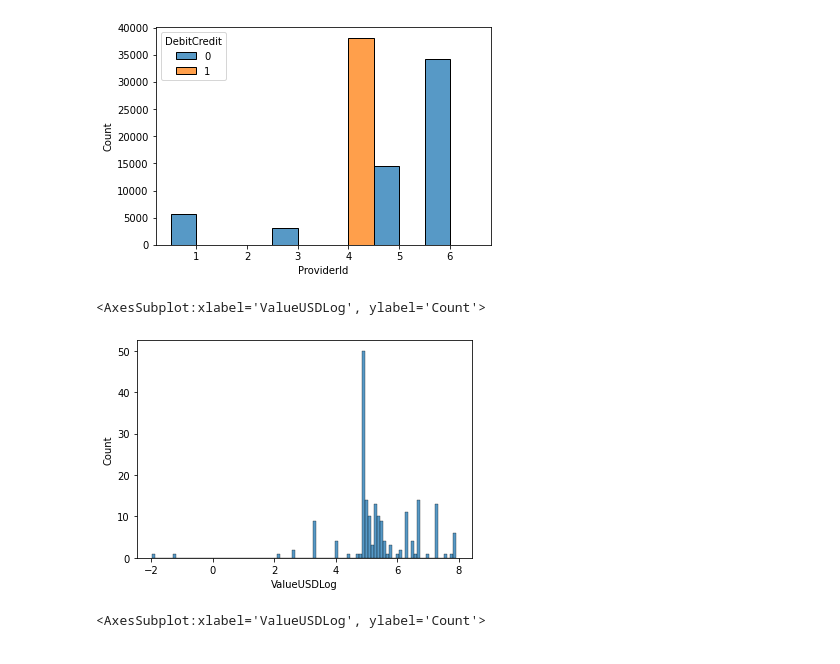
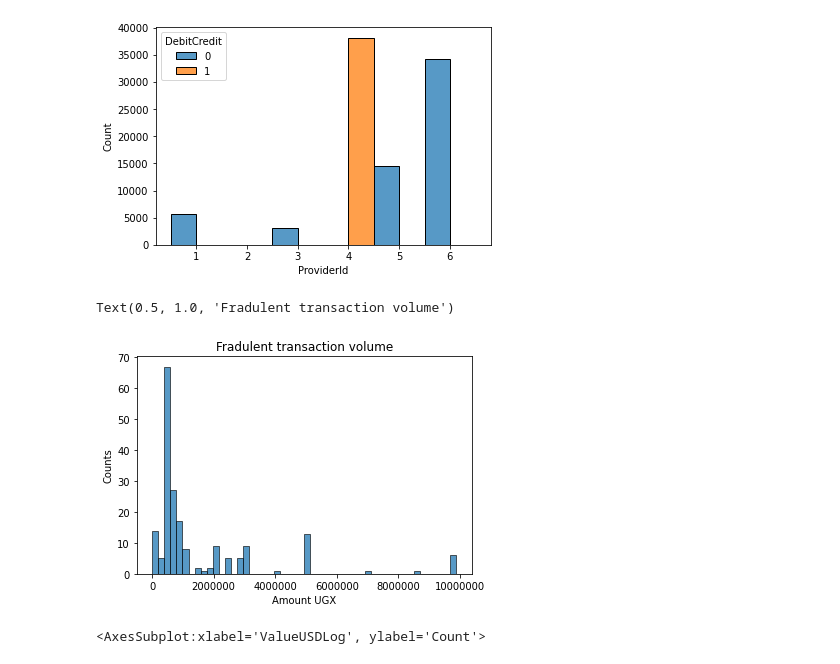
Before and after one commit to fabio-teichmann/ds-ml-project, a Jupyter notebook: Kai-YangFraudDetectionEDA.ipynb, the cells around one changed output. Drawn from its saved outputs; the diff is of its cells as text; code cells hidden in the pictures.

Commit message:
Some more visualisations and Stacking

```diff
--- a/Kai-YangFraudDetectionEDA.ipynb
+++ b/Kai-YangFraudDetectionEDA.ipynb
@@ -358,13 +381,17 @@ sns.histplot(data=data_train_clean, x="ProviderId", multiple="dodge",hue="DebitC
 # %% [output]
 [figure]
 # %%
-fraud_valuelog = frauds["ValueUSDLog"]
-notfraud_valuelog = data_train_clean[data_train_clean["FraudResult"] == 0]["ValueUSDLog"]
+fraud_valuelog = frauds["Value"]
+notfraud_valuelog = data_train_clean[data_train_clean["FraudResult"] == 0]["Value"]
 # %%
-sns.histplot(fraud_valuelog,bins=100)
+sns.histplot(fraud_valuelog,bins=50)
+plt.ticklabel_format(style='plain', axis='x')
+plt.xlabel("Amount UGX")
+plt.ylabel("Counts")
+plt.title("Fradulent transaction volume")
 # %% [output]
-<AxesSubplot:xlabel='ValueUSDLog', ylabel='Count'>
+Text(0.5, 1.0, 'Fradulent transaction volume')
-[figure, old version]
+[figure, new version]
 # %%
 sns.histplot(notfraud_valuelog,bins=100)
 # %% [output]
```
Also changed, not shown: parts of 12 cells of this notebook, 1 other file.
